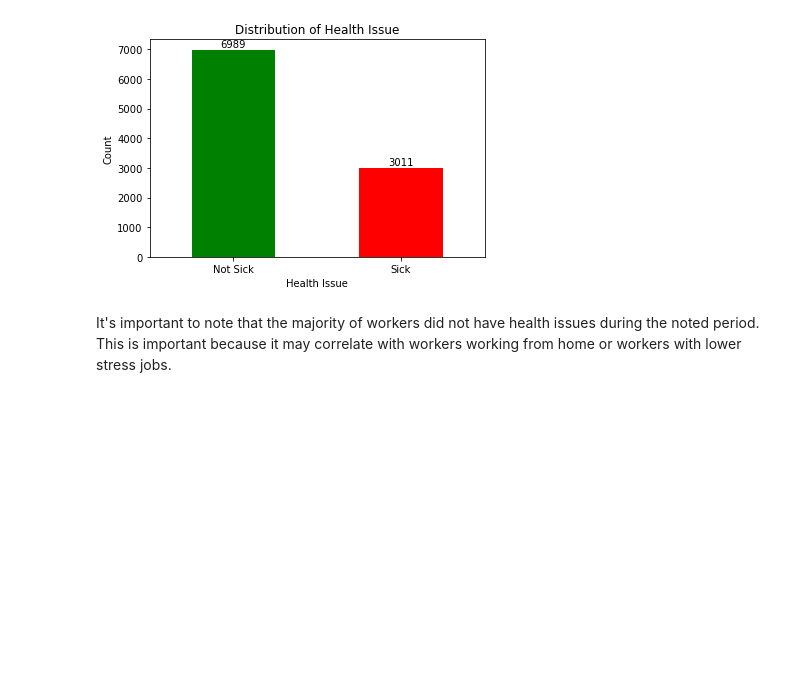
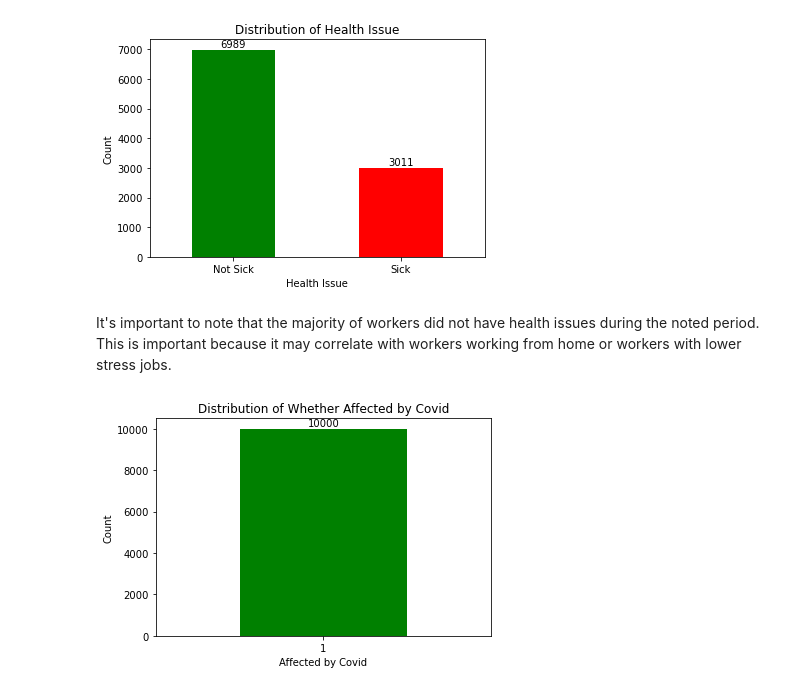
Before and after one commit to aliciahlavac/CovidStudy, a Jupyter notebook: Covid.ipynb, the cells around one changed output. Cells and saved outputs as stored; diff of their text form; code cells hidden in the pictures; blank space fills up the shorter version.

Commit message:
Looked at 'Affected by Covid' column

```diff
--- a/Covid.ipynb
+++ b/Covid.ipynb
@@ -131,3 +131,24 @@ plt.show()
 [figure]
 # %% [markdown]
 It's important to note that the majority of workers did not have health issues during the noted period.  This is important because it may correlate with workers working from home or workers with lower stress jobs.
+# %%
+# Count the occurrences of each class in 'Affected_by_Covid'
+covid_counts = df['Affected_by_Covid'].value_counts()
+
+# Create a bar plot
+ax = covid_counts.plot(kind='bar', color=['green'])
+
+# Adding labels and title
+plt.xlabel('Affected by Covid')
+plt.ylabel('Count')
+plt.title('Distribution of Whether Affected by Covid')
+plt.xticks(rotation=0)  # Keep the x-tick labels horizontal
+
+# Add value counts on top of the bars
+for i, v in enumerate(covid_counts):
+    ax.text(i, v + 10, str(v), ha='center', va='bottom')
+
+# Show the plot
+plt.show()
+# %% [output]
+[figure, added]
```
